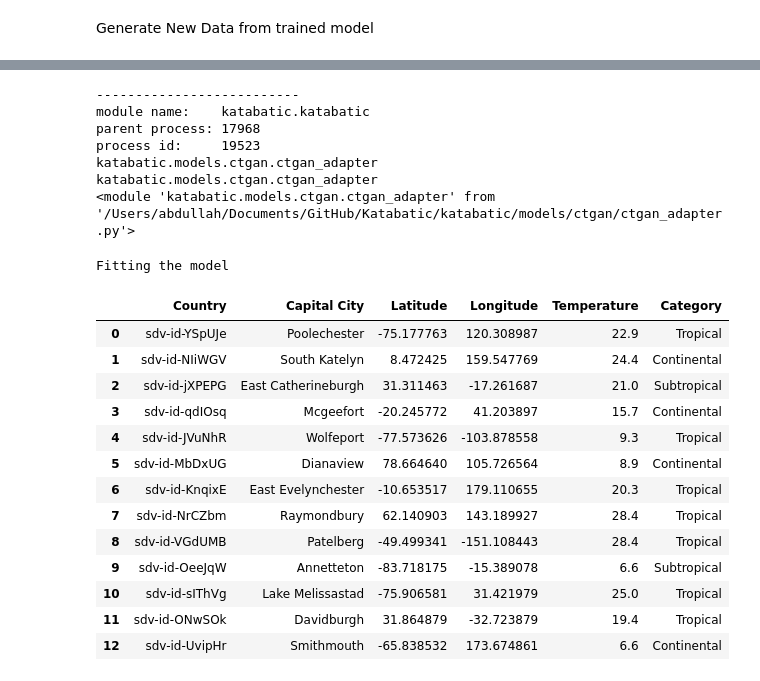
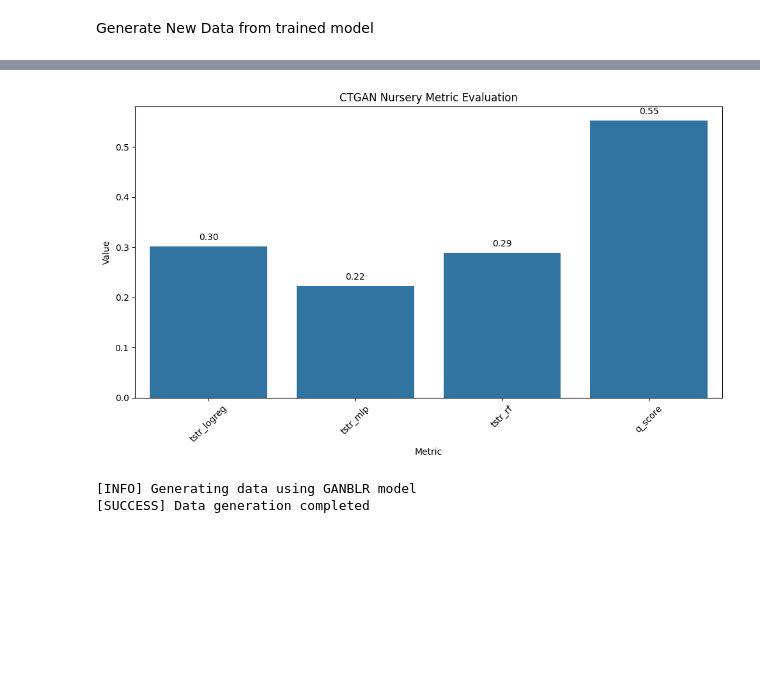
Before and after one commit to DataBytes-Organisation/Katabatic, a Jupyter notebook: tryKatabatic.ipynb, the cells around one changed output, grey strips where cells are left out. Drawn from its saved outputs; the diff is of its cells as text; code cells hidden in the pictures; blank space fills up the shorter version.

```diff
--- a/tryKatabatic.ipynb
+++ b/tryKatabatic.ipynb
@@ -69,0 +398,9 @@ array([[2.6, 2.2, 1.4, 0.2, 0],
+# %%
+visualize_metrics(rc, title="CTGAN Nursery Metric Evaluation")
+# %% [output]
+[figure, added]
+# %%
+model_result = evaluate.evaluate_models(data, {"GANBLR": ganblr_model, "CTGAN": ctgan_model}, ['tstr_logreg', 'tstr_mlp', 'tstr_rf', 'q_score'])
+# %% [output]
+[INFO] Generating data using GANBLR model
+[SUCCESS] Data generation completed
@@ -78,30 +416,0 @@ from katabatic.utils.preprocessing import data_processing_method1  # good place
-# %%
-ctgan_model = Katabatic.run_model('ctgan')
-ctgan_model.load_model()
-ctgan_model.fit(X_train,y_train)
-# %% [output]
---------------------------
-module name:    katabatic.katabatic
-parent process: 17968
-process id:     19523
-katabatic.models.ctgan.ctgan_adapter
-katabatic.models.ctgan.ctgan_adapter
-<module 'katabatic.models.ctgan.ctgan_adapter' from '/Users/abdullah/Documents/GitHub/Katabatic/katabatic/models/ctgan/ctgan_adapter.py'>
-Fitting the model
-# %%
-ctgan_model.generate()
-# %% [output]
-|  | Country | Capital City | Latitude | Longitude | Temperature | Category |
-| 0 | sdv-id-YSpUJe | Poolechester | -75.177763 | 120.308987 | 22.9 | Tropical |
-| 1 | sdv-id-NIiWGV | South Katelyn | 8.472425 | 159.547769 | 24.4 | Continental |
-| 2 | sdv-id-jXPEPG | East Catherineburgh | 31.311463 | -17.261687 | 21.0 | Subtropical |
-| 3 | sdv-id-qdIOsq | Mcgeefort | -20.245772 | 41.203897 | 15.7 | Continental |
-| 4 | sdv-id-JVuNhR | Wolfeport | -77.573626 | -103.878558 | 9.3 | Tropical |
-| 5 | sdv-id-MbDxUG | Dianaview | 78.664640 | 105.726564 | 8.9 | Continental |
-| 6 | sdv-id-KnqixE | East Evelynchester | -10.653517 | 179.110655 | 20.3 | Tropical |
-| 7 | sdv-id-NrCZbm | Raymondbury | 62.140903 | 143.189927 | 28.4 | Tropical |
-| 8 | sdv-id-VGdUMB | Patelberg | -49.499341 | -151.108443 | 28.4 | Tropical |
-| 9 | sdv-id-OeeJqW | Annetteton | -83.718175 | -15.389078 | 6.6 | Subtropical |
-| 10 | sdv-id-sIThVg | Lake Melissastad | -75.906581 | 31.421979 | 25.0 | Tropical |
-| 11 | sdv-id-ONwSOk | Davidburgh | 31.864879 | -32.723879 | 19.4 | Tropical |
-| 12 | sdv-id-UvipHr | Smithmouth | -65.838532 | 173.674861 | 6.6 | Continental |
```
Also changed, not shown: parts of 48 cells of this notebook, 23 other files.
